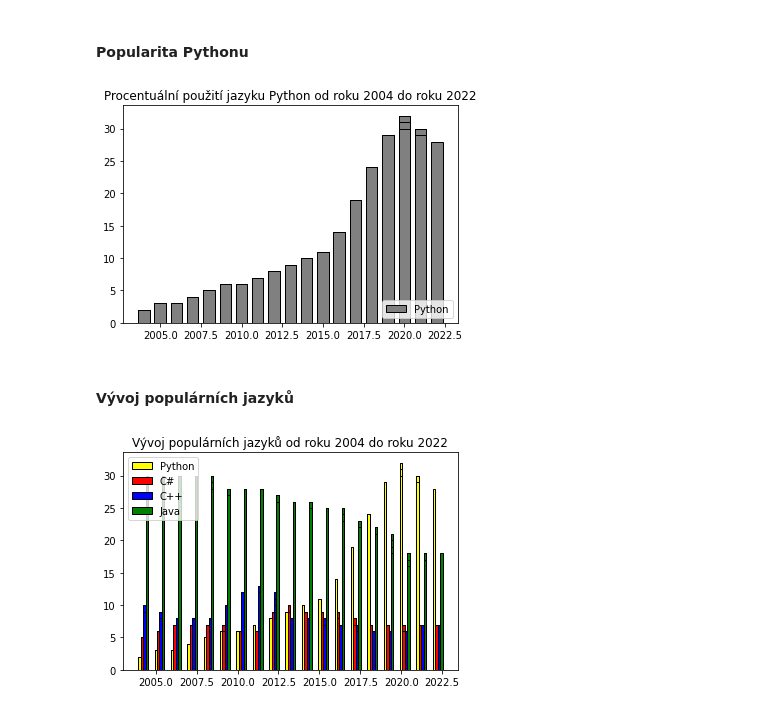
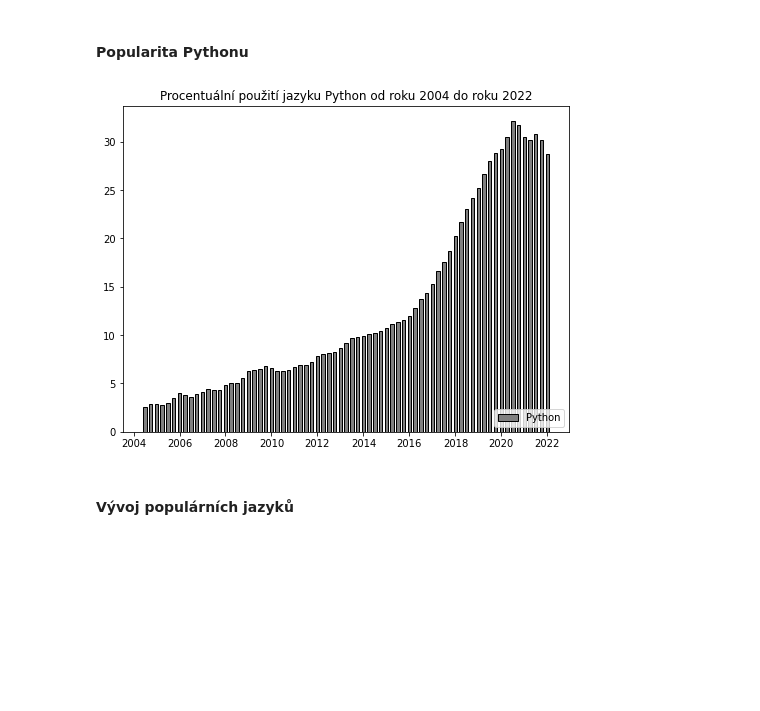
Before and after one commit to Bumross/msw_2022, a Jupyter notebook: 2_vizualizace_dat.ipynb, the cells around one changed output. Saved outputs shown, nothing was run; the diff lists cells and outputs as text; code cells hidden in the pictures; blank space fills up the shorter version.

```diff
--- a/2_vizualizace_dat.ipynb
+++ b/2_vizualizace_dat.ipynb
@@ -109,72 +106,28 @@ plt.show()
 # %% [markdown]
 #### Popularita Pythonu
 # %%
-import csv
+import pandas as pd
 import numpy as np
 import matplotlib.pyplot as plt
 
-year = []
-python = []
 
-with open("Most Popular Programming Languages from 2004 to 2022.csv", "r") as file:
-    reader = csv.DictReader(file, delimiter=",")
-    for row in reader:
-        year.append(int(row["Date"][-4::]))
-        python.append(int(float(row["Python"])))
+data = pd.read_csv("Most Popular Programming Languages from 2004 to 2022.csv")
 
-width = 0.7
+fig, ax = plt.subplots(figsize=(8, 6))
+data["Date"] = pd.to_datetime(data["Date"])
+date = data["Date"][::3]
+python = data["Python"][::3]
 
-plt.bar(year, python, width, color='gray', edgecolor='black', label='Python')
+width = 55
 
-plt.legend(loc="lower right")
+ax.bar(date, python, width, color='gray', edgecolor='black', label='Python')
+
+ax.legend(loc="lower right")
 plt.title("Procentuální použití jazyku Python od roku 2004 do roku 2022")
 
+
 plt.show()
 # %% [output]
-[figure, old version]
+[figure, new version]
 # %% [markdown]
 #### Vývoj populárních jazyků
-# %%
-import matplotlib.pyplot as plt
-import numpy as np
-
-year = []
-python = []
-c_sharp = []
-c_plus = []
-java = []
-
-with open("Most Popular Programming Languages from 2004 to 2022.csv", "r") as file:
-    reader = csv.DictReader(file, delimiter=",")
-    for row in reader:
-        year.append(int(row["Date"][-4::]))
-        python.append(int(float(row["Python"])))
-        c_sharp.append(int(float(row["C#"])))
-        c_plus.append(int(float(row["C/C++"])))
-        java.append(int(float(row["Java"])))
-
-width = 0.15
-
-
-plt.bar(year, python, width, color='yellow', edgecolor='black', label='Python')
-
-for i in range(len(year)):
-    year[i] += width
-
-plt.bar(year, c_sharp, width, color='red', edgecolor='black', label='C#')
-
-for i in range(len(year)):
-    year[i] += width
-
-plt.bar(year, c_plus, width, color='blue', edgecolor='black', label='C++')
-
-for i in range(len(year)):
-    year[i] += width
-
-plt.bar(year, java, width, color='green', edgecolor='black', label='Java')
-plt.legend(loc="upper left")
-plt.title("Vývoj populárních jazyků od roku 2004 do roku 2022")
-
-plt.show()
-# %% [output]
-[figure, removed]
```
Also changed, not shown: parts of 7 cells of this notebook, 2 other files.
